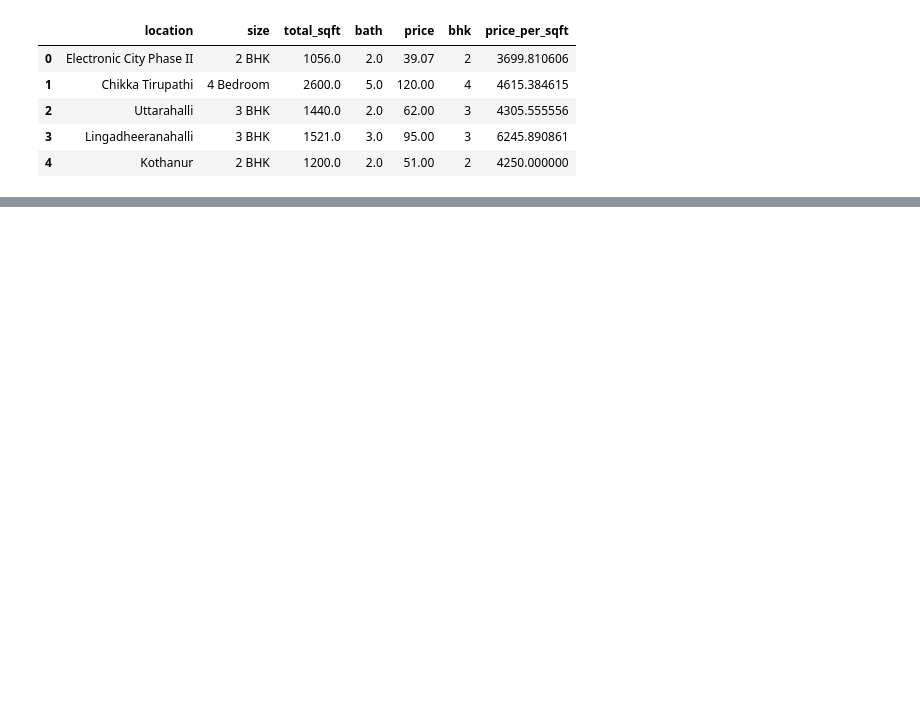
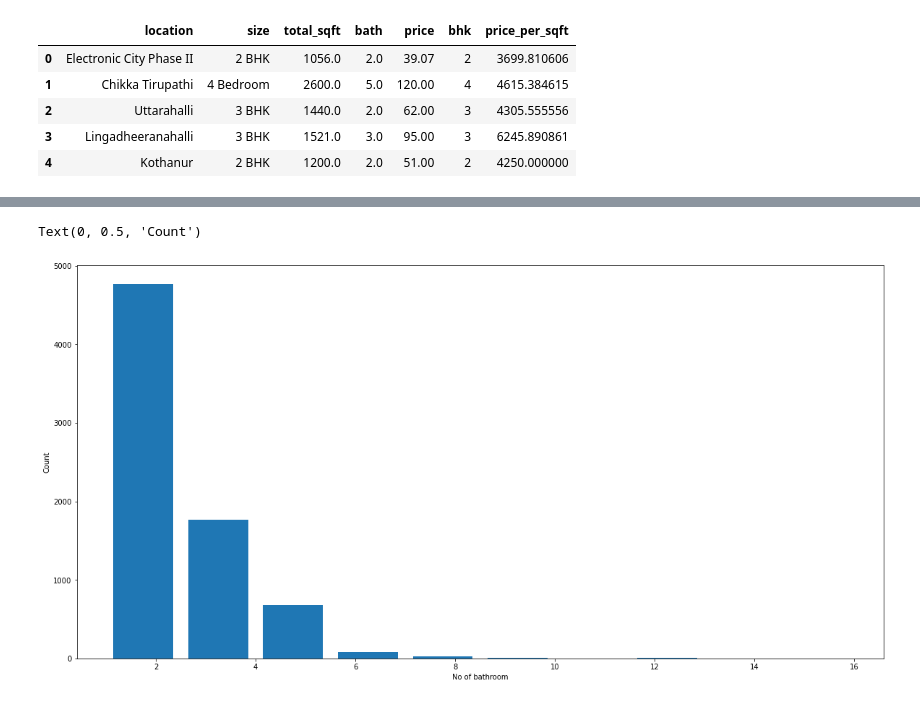
Before and after one commit to vedanti27/HousePricePrediction, a Jupyter notebook: HousePricePredictions.ipynb, the cells around one changed output, grey strips where cells are left out. Cells and saved outputs as stored; diff of their text form; code cells hidden in the pictures; blank space fills up the shorter version.

```diff
--- a/HousePricePredictions.ipynb
+++ b/HousePricePredictions.ipynb
@@ -237,0 +352,10 @@ df5.head(10)
+# %%
+#bathroom specific outliers - no bath > no bed+2 remove
+
+
+plt.hist(df8.bath,rwidth=0.8)
+plt.xlabel("No of bathroom")
+plt.ylabel("Count")
+# %% [output]
+Text(0, 0.5, 'Count')
+[figure, added]
```
Also changed, not shown: parts of 32 cells of this notebook.
